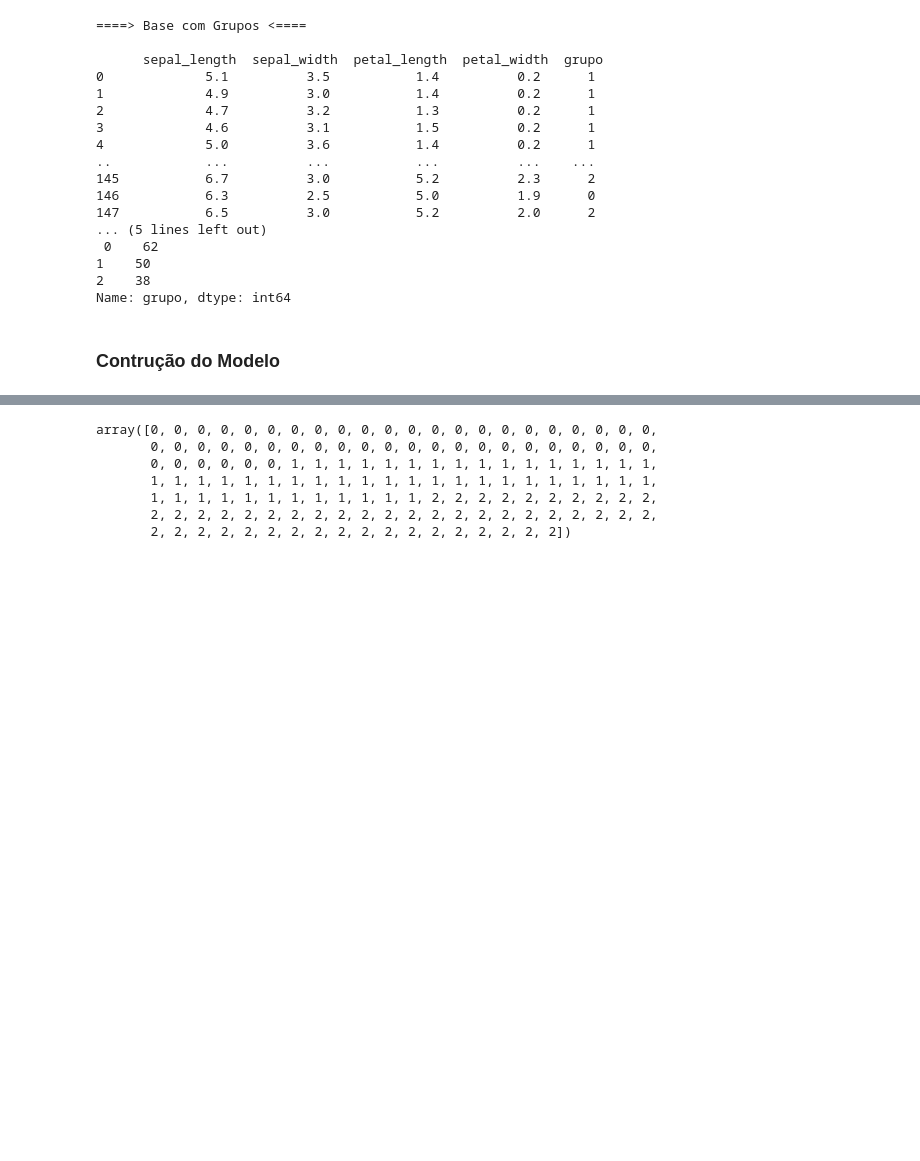
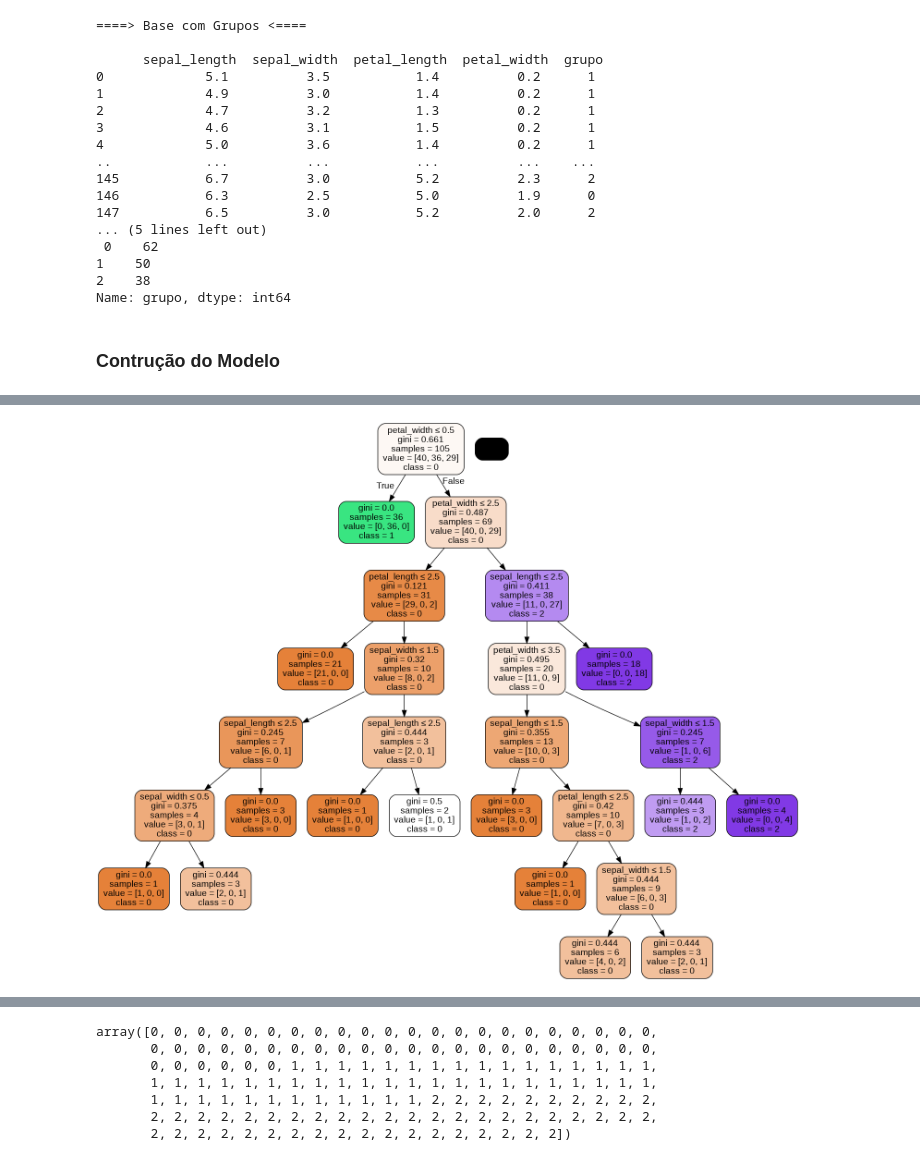
Before and after one commit to alinemls/datasets, a Jupyter notebook: Iris_Decision_Tree.ipynb, the cells around one changed output, grey strips where cells are left out. Cells and saved outputs as stored; diff of their text form; code cells hidden in the pictures; blank space fills up the shorter version.

```diff
--- a/Iris_Decision_Tree.ipynb
+++ b/Iris_Decision_Tree.ipynb
@@ -24,6 +24,14 @@ from sklearn.model_selection import train_test_split
 from sklearn.metrics import confusion_matrix
 from sklearn.preprocessing import KBinsDiscretizer
 from sklearn.cluster import KMeans
+from sklearn.tree import export_graphviz
+from google.colab.patches import cv2_imshow
+import six
+import sys
+sys.modules['sklearn.externals.six'] = six
+from sklearn.externals.six import StringIO
+from IPython.display import Image
+import pydotplus
 from mpl_toolkits.mplot3d import Axes3D
 
 #from sklearn.tree import DecisionTreeClassifier as tree
@@ -51,7 +59,7 @@ n_base = "iris"
 # Classificador MLP
 # Mutual Info
 
-#qtd_teste = 0.3 # Porcentagem de dados para teste no seletor de atributos supervisionado
+qtd_teste = 0.3 # Porcentagem de dados para teste no seletor de atributos supervisionado
 # %% [markdown]
 ##Preparação e Carregamento das bases
 # %%
@@ -216,0 +219,71 @@ dataset_model = df.copy()
+# %%
+# definir qual dataset será usado
+#dataset_model = df.copy()
+
+t_saida_arv = 1 # 1 --> Grafica  // 0 --> Texto
+
+#print(data)
+
+if qtd_faixas != 0:
+#<><><><><> Discretização <><><><><>
+  base = data.drop(columns=['grupo']) # Apaga o grupo
+  col_grupo = data["grupo"]
+  col_nomes = list(base.columns)
+
+  enc = KBinsDiscretizer(n_bins=qtd_faixas, strategy=t_discre, encode="ordinal")
+  base_d = enc.fit_transform(base)
+  base_d = pd.DataFrame(base_d,columns=col_nomes)
+  base_d['grupo'] = col_grupo
+
+  #base_d.apply(base_d.to_numeric, errors='ignore')
+  base_d = base_d.astype(str)
+
+  data = base_d
+  print("dados:\n",data)
+  print(data.info())
+
+
+i_col = data.columns.size
+
+print(i_col-1)
+
+treino, teste = train_test_split(data, test_size = qtd_teste)
+Y_train = treino.iloc[:, i_col-1]
+Y_teste = teste.iloc[:, i_col-1]
+X_train = treino.drop(treino.columns[i_col-1], axis=1)
+X_teste = teste.drop(teste.columns[i_col-1], axis=1)
+
+# Create Decision Tree classifer object
+clf = DecisionTreeClassifier()
+
+# Train Decision Tree Classifer
+clf = clf.fit(X_train,Y_train)
+
+#Predict the response for test dataset
+y_pred = clf.predict(X_teste)
+
+print("\nAcurácia da Árvore:",metrics.accuracy_score(Y_teste, y_pred), "\n")
+
+
+feature_cols = X_teste.columns.to_list()
+class_names = Y_teste.unique()
+
+if(t_saida_arv == 1):
+
+  acs = [str(x) for x in class_names]
+  dot_data = StringIO()
+  export_graphviz(clf, out_file=dot_data, filled=True, rounded=True, special_characters=True,feature_names = feature_cols,class_names=acs)
+  graph = pydotplus.graph_from_dot_data(dot_data.getvalue())
+  graph.write_png(n_base+'.png')
+  Image(graph.create_png())
+
+  img = cv2.imread(n_base+'.png')
+  cv2_imshow(img)
+
+else:
+  tree_rules = export_text(clf, feature_names = feature_cols) #print the result
+  print(tree_rules)
+
+print(feature_cols[clf.tree_.feature[0]])
+print(clf.tree_.threshold[0])
+# %% [output]
@@ -216,0 +307 @@ dataset_model = df.copy()
+[figure, added]
```
Also changed, not shown: parts of 12 cells of this notebook.
